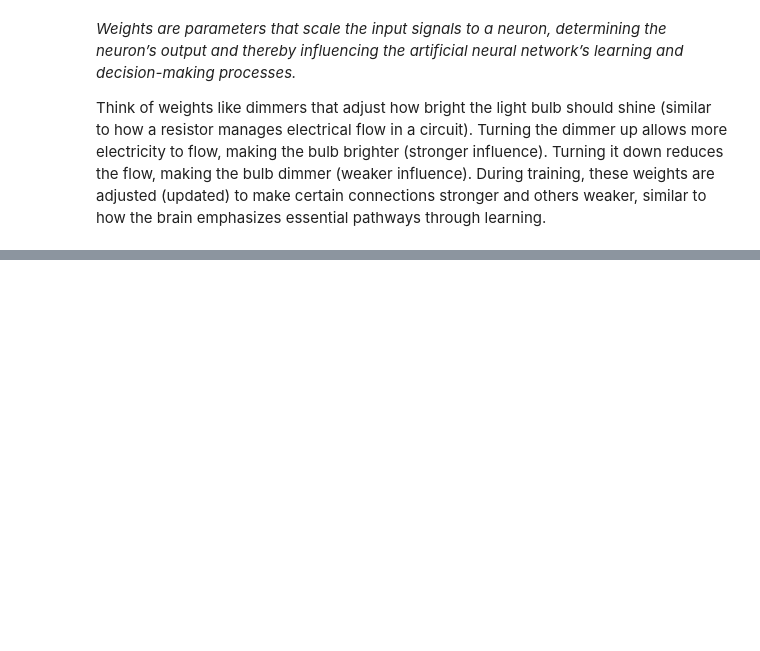
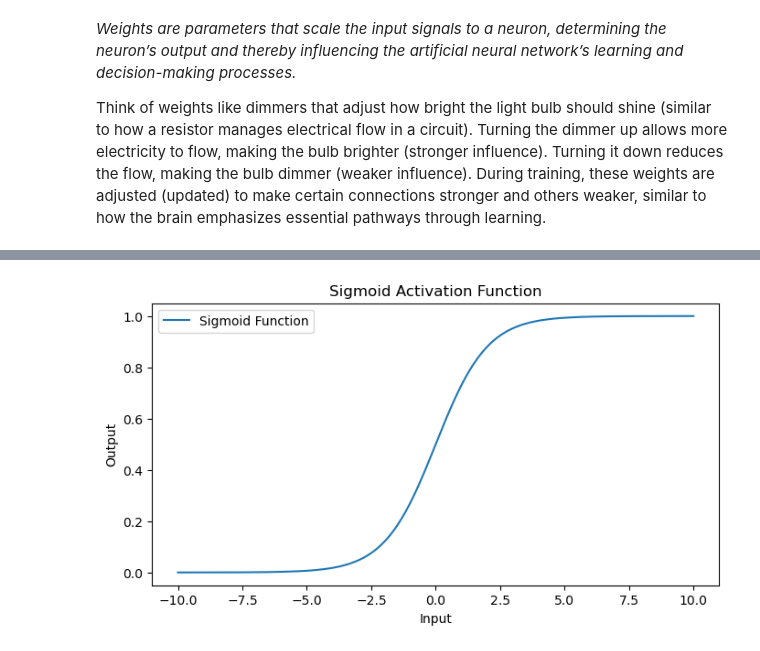
Before and after one commit to SadiahZ14/Artificial-Neural-Networks, a Jupyter notebook: Chapter_1/Introduction to ANNs.ipynb, the cells around one changed output, grey strips where cells are left out. Saved outputs shown, nothing was run; the diff lists cells and outputs as text; code cells hidden in the pictures; blank space fills up the shorter version.

```diff
--- a/Chapter_1/Introduction to ANNs.ipynb
+++ b/Chapter_1/Introduction to ANNs.ipynb
@@ -39,0 +66,22 @@ The term “smart switch” effectively captures the dynamic and responsive natu
+# %%
+import matplotlib.pyplot as plt
+import numpy as np
+
+# Define the Sigmoid function
+def Sigmoid(x):
+    return 1 / (1 + np.exp(-x))
+
+# Generate a range of 400 values between -10 and 10
+x = np.linspace(-10, 10, 400)
+y = Sigmoid(x)
+
+# Plot the Sigmoid function
+plt.figure(figsize=(8, 4)) # Set the size of the plot
+plt.plot(x, y, label="Sigmoid Function") # Plot the Sigmoid function
+plt.xlabel("Input") # Set the x-axis label
+plt.ylabel("Output") # Set the y-axis label
+plt.title("Sigmoid Activation Function") # Set the title of the plot
+plt.legend() # Show the legend
+plt.show() # Display the plot
+# %% [output]
+[figure, added]
```
Also changed, not shown: parts of 7 cells of this notebook, 1 other file.
